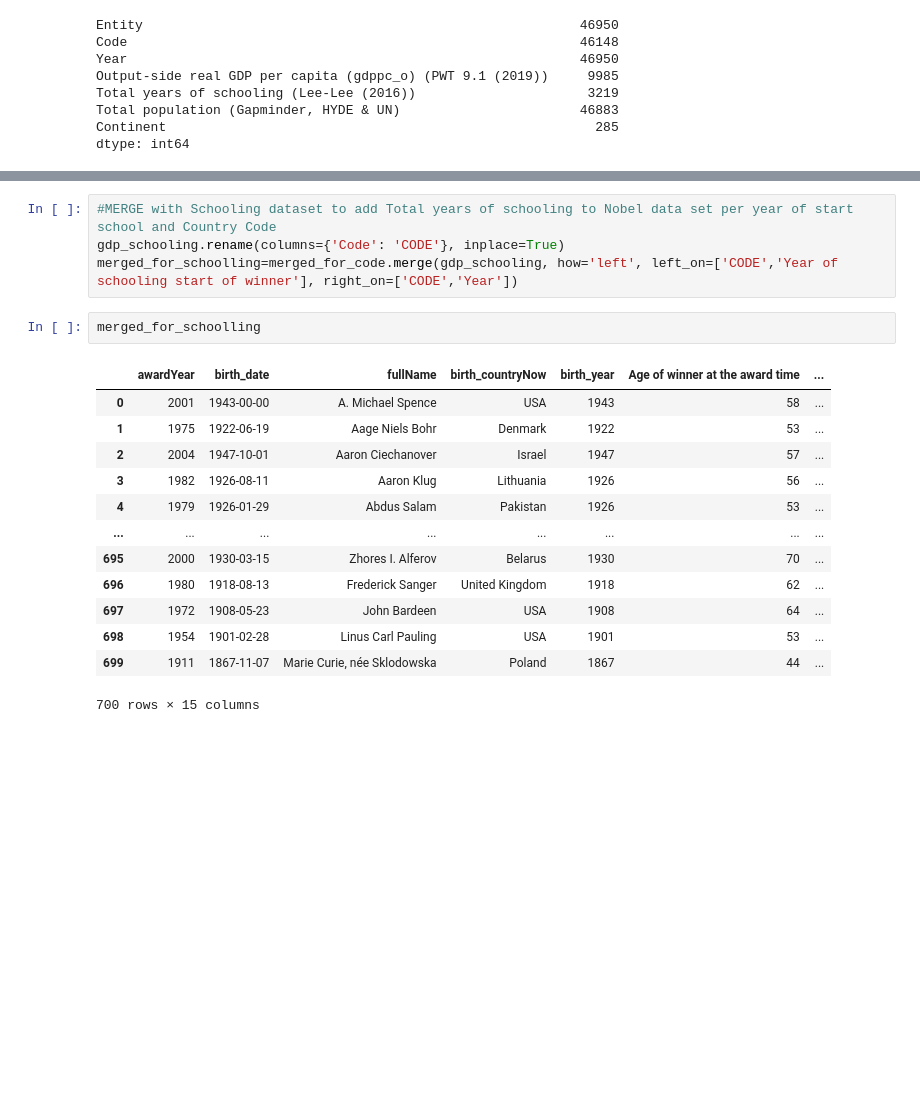
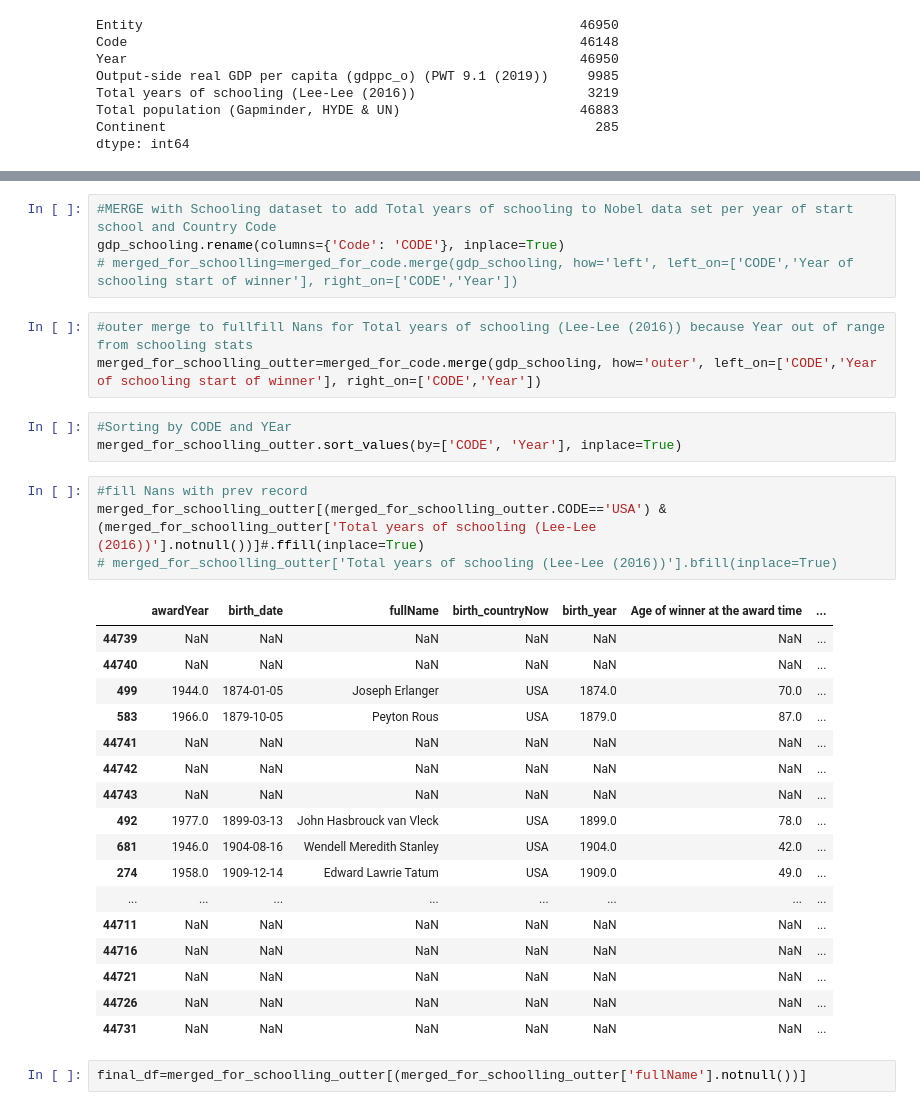
Before and after one commit to arturmusin47/nobel_prize_and_schooling, a Jupyter notebook: EDA.ipynb, the cells around one changed output, grey strips where cells are left out. Drawn from its saved outputs; the diff is of its cells as text; blank space fills up the shorter version.

```diff
--- a/EDA.ipynb
+++ b/EDA.ipynb
@@ -449,20 +449,34 @@ gdp_schooling.head()
 # %%
 #MERGE with Schooling dataset to add Total years of schooling to Nobel data set per year of start school and Country Code
 gdp_schooling.rename(columns={'Code': 'CODE'}, inplace=True)
-merged_for_schoolling=merged_for_code.merge(gdp_schooling, how='left', left_on=['CODE','Year of schooling start of winner'], right_on=['CODE','Year'])
+# merged_for_schoolling=merged_for_code.merge(gdp_schooling, how='left', left_on=['CODE','Year of schooling start of winner'], right_on=['CODE','Year'])
-# %%
-merged_for_schoolling
-# %% [output]
-|  | awardYear | birth_date | fullName | birth_countryNow | birth_year | Age of winner at the award time | ... |
-| 0 | 2001 | 1943-00-00 | A. Michael Spence | USA | 1943 | 58 | ... |
-| 1 | 1975 | 1922-06-19 | Aage Niels Bohr | Denmark | 1922 | 53 | ... |
-| 2 | 2004 | 1947-10-01 | Aaron Ciechanover | Israel | 1947 | 57 | ... |
-| 3 | 1982 | 1926-08-11 | Aaron Klug | Lithuania | 1926 | 56 | ... |
-| 4 | 1979 | 1926-01-29 | Abdus Salam | Pakistan | 1926 | 53 | ... |
-| ... | ... | ... | ... | ... | ... | ... | ... |
-| 695 | 2000 | 1930-03-15 | Zhores I. Alferov | Belarus | 1930 | 70 | ... |
-| 696 | 1980 | 1918-08-13 | Frederick Sanger | United Kingdom | 1918 | 62 | ... |
-| 697 | 1972 | 1908-05-23 | John Bardeen | USA | 1908 | 64 | ... |
-| 698 | 1954 | 1901-02-28 | Linus Carl Pauling | USA | 1901 | 53 | ... |
-| 699 | 1911 | 1867-11-07 | Marie Curie, née Sklodowska | Poland | 1867 | 44 | ... |
-700 rows × 15 columns
+# %%
+#outer merge to fullfill Nans for Total years of schooling (Lee-Lee (2016)) because Year out of range from schooling stats
+merged_for_schoolling_outter=merged_for_code.merge(gdp_schooling, how='outer', left_on=['CODE','Year of schooling start of winner'], right_on=['CODE','Year'])
+# %%
+#Sorting by CODE and YEar
+merged_for_schoolling_outter.sort_values(by=['CODE', 'Year'], inplace=True)
+# %%
+#fill Nans with prev record
+merged_for_schoolling_outter[(merged_for_schoolling_outter.CODE=='USA') & (merged_for_schoolling_outter['Total years of schooling (Lee-Lee (2016))'].notnull())]#.ffill(inplace=True)
+# merged_for_schoolling_outter['Total years of schooling (Lee-Lee (2016))'].bfill(inplace=True)
+# %% [output]
+|  | awardYear | birth_date | fullName | birth_countryNow | birth_year | Age of winner at the award time | ... |
+| 44739 | NaN | NaN | NaN | NaN | NaN | NaN | ... |
+| 44740 | NaN | NaN | NaN | NaN | NaN | NaN | ... |
+| 499 | 1944.0 | 1874-01-05 | Joseph Erlanger | USA | 1874.0 | 70.0 | ... |
+| 583 | 1966.0 | 1879-10-05 | Peyton Rous | USA | 1879.0 | 87.0 | ... |
+| 44741 | NaN | NaN | NaN | NaN | NaN | NaN | ... |
+| 44742 | NaN | NaN | NaN | NaN | NaN | NaN | ... |
+| 44743 | NaN | NaN | NaN | NaN | NaN | NaN | ... |
+| 492 | 1977.0 | 1899-03-13 | John Hasbrouck van Vleck | USA | 1899.0 | 78.0 | ... |
+| 681 | 1946.0 | 1904-08-16 | Wendell Meredith Stanley | USA | 1904.0 | 42.0 | ... |
+| 274 | 1958.0 | 1909-12-14 | Edward Lawrie Tatum | USA | 1909.0 | 49.0 | ... |
+| ... | ... | ... | ... | ... | ... | ... | ... |
+| 44711 | NaN | NaN | NaN | NaN | NaN | NaN | ... |
+| 44716 | NaN | NaN | NaN | NaN | NaN | NaN | ... |
+| 44721 | NaN | NaN | NaN | NaN | NaN | NaN | ... |
+| 44726 | NaN | NaN | NaN | NaN | NaN | NaN | ... |
+| 44731 | NaN | NaN | NaN | NaN | NaN | NaN | ... |
+# %%
+final_df=merged_for_schoolling_outter[(merged_for_schoolling_outter['fullName'].notnull())]
```
Also changed, not shown: parts of 7 cells of this notebook, 1 other file.
